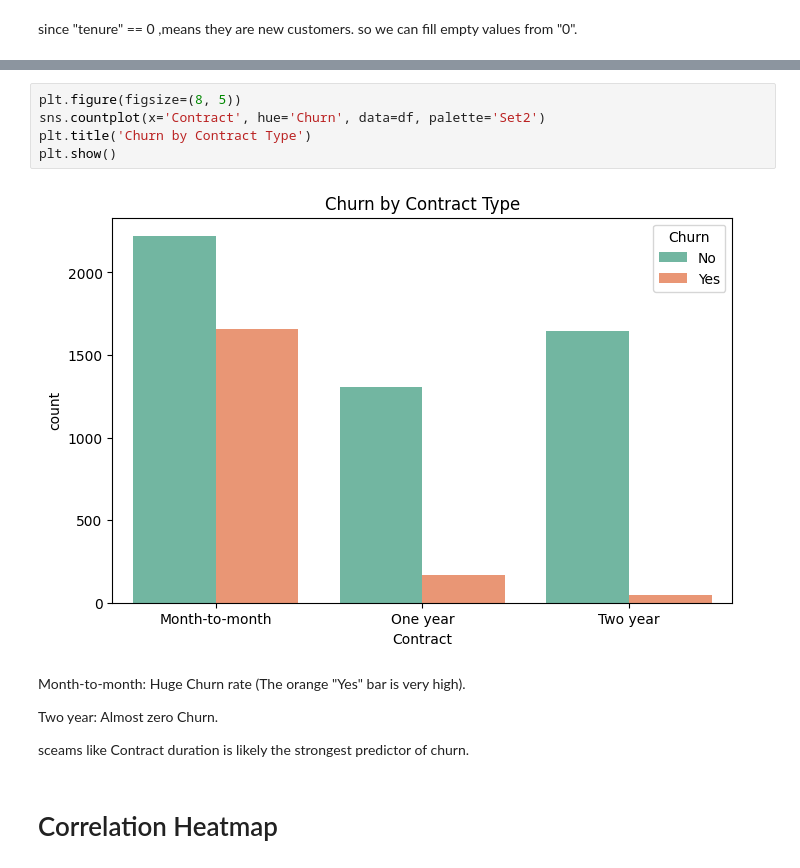
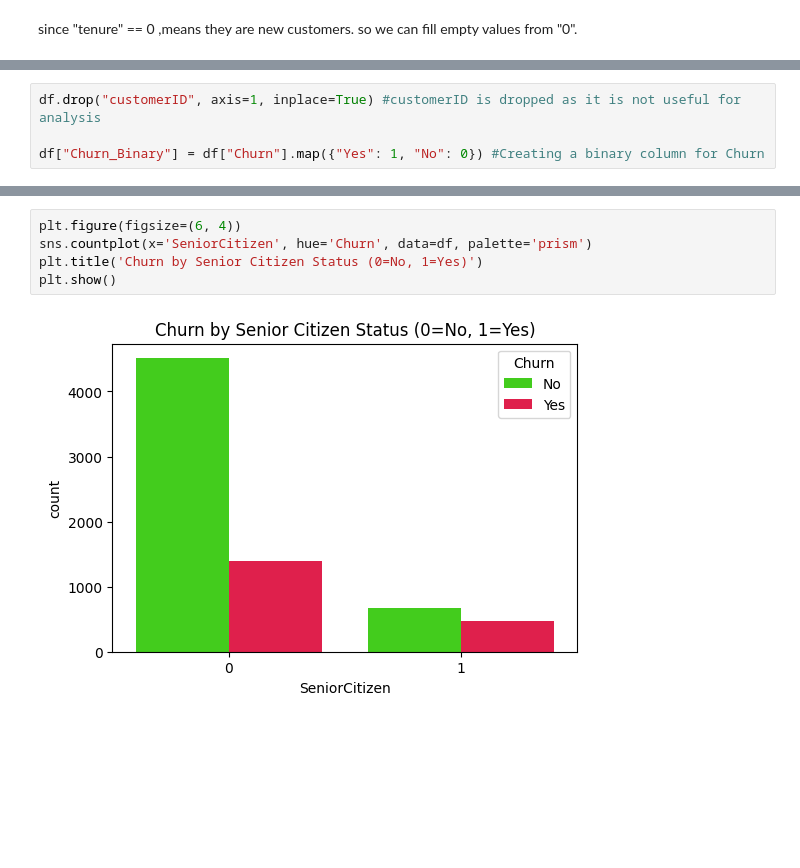
Before and after one commit to NisithaNimsara/Customer_Churn_Prediction-, a Jupyter notebook: EDA.ipynb, the cells around one changed output, grey strips where cells are left out. Saved outputs shown, nothing was run; the diff lists cells and outputs as text; blank space fills up the shorter version.

```diff
--- a/EDA.ipynb
+++ b/EDA.ipynb
@@ -162,0 +144,4 @@ Name: Churn_Binary, Length: 7043, dtype: int64
+# %%
+df.drop("customerID", axis=1, inplace=True) #customerID is dropped as it is not useful for analysis
+
+df["Churn_Binary"] = df["Churn"].map({"Yes": 1, "No": 0}) #Creating a binary column for Churn
@@ -199,15 +189,7 @@ MonthlyCharges: The highest peak is at the lowest price (~$20), suggesting many
 # %%
-plt.figure(figsize=(8, 5))
-sns.countplot(x='Contract', hue='Churn', data=df, palette='Set2')
-plt.title('Churn by Contract Type')
+plt.figure(figsize=(6, 4))
+sns.countplot(x='SeniorCitizen', hue='Churn', data=df, palette='prism')
+plt.title('Churn by Senior Citizen Status (0=No, 1=Yes)')
 plt.show()
 # %% [output]
-[figure, old version]
+[figure, new version]
-# %% [markdown]
-Month-to-month: Huge Churn rate (The orange "Yes" bar is very high).
-
-Two year: Almost zero Churn.
-
-sceams like Contract duration is likely the strongest predictor of churn.
-# %% [markdown]
-# Correlation Heatmap
```
Also changed, not shown: parts of 33 cells of this notebook.
